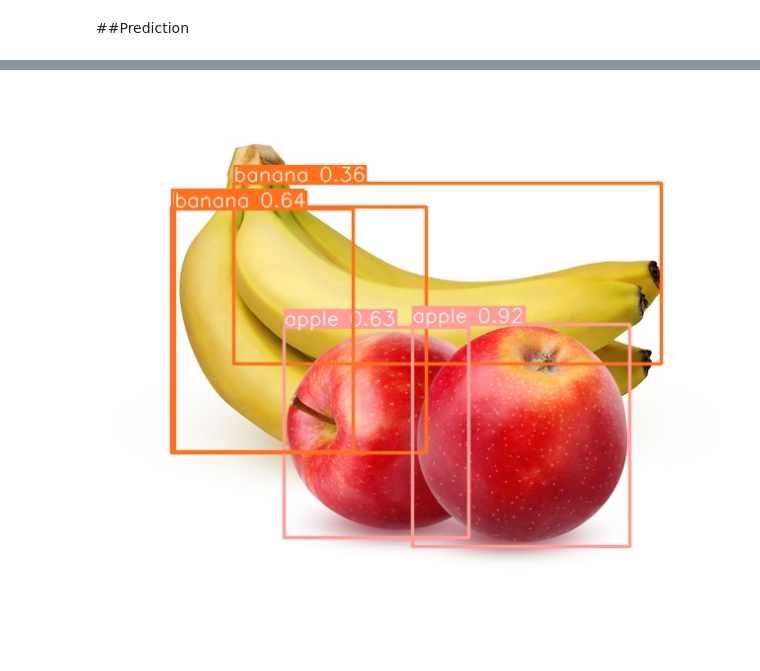
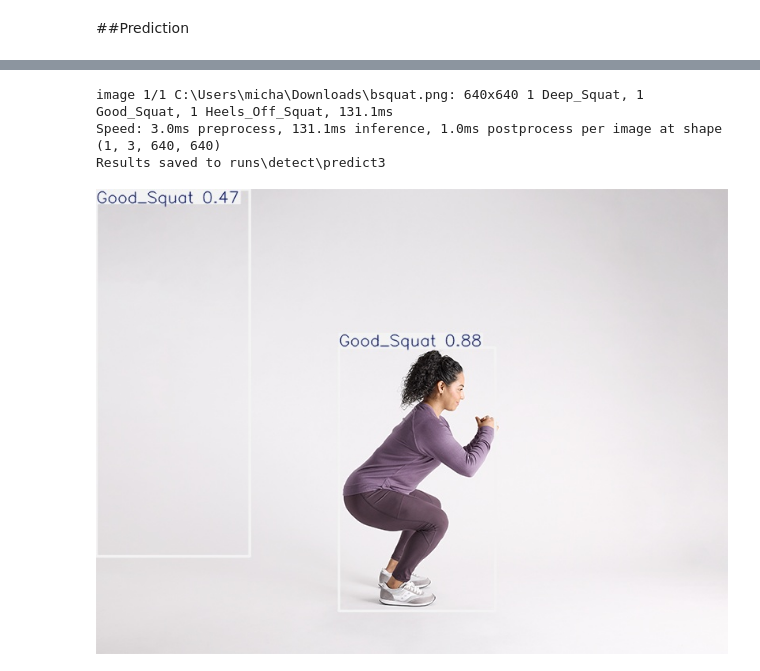
Before and after one commit to MichaelDresler/ComputerVisionProject, a Jupyter notebook: ComputerVision.ipynb, the cells around one changed output, grey strips where cells are left out. Drawn from its saved outputs; the diff is of its cells as text; code cells hidden in the pictures.

Commit message:
testing training on unseen images

```diff
--- a/ComputerVision.ipynb
+++ b/ComputerVision.ipynb
@@ -807,8 +804,17 @@ Results saved to runs/detect/predict
+# %%
+model = YOLO("C:\\Users\\micha\\runs\\detect\\train2\\weights\\best.pt",task='classify')  # load a custom model
+
+# Predict with the model with any image from internet?
+results = model('C:\\Users\\micha\\Downloads\\bsquat.png', save=True)
+# %% [output]
+image 1/1 C:\Users\micha\Downloads\bsquat.png: 640x640 1 Deep_Squat, 1 Good_Squat, 1 Heels_Off_Squat, 131.1ms
+Speed: 3.0ms preprocess, 131.1ms inference, 1.0ms postprocess per image at shape (1, 3, 640, 640)
+Results saved to runs\detect\predict3
 # %%
 # SHOW THE IMAGE STORED
 %matplotlib inline
 from PIL import Image
 
-Image.open('/content/runs/detect/predict/freshpoint-produce-101-apples-bananas.jpg')
+Image.open('C:\\Users\\micha\\runs\\detect\\predict\\squats-claudia-hold.jpg')
 # %% [output]
-[figure, old version]
+[figure, new version]
```
Also changed, not shown: parts of 1 cell of this notebook.
